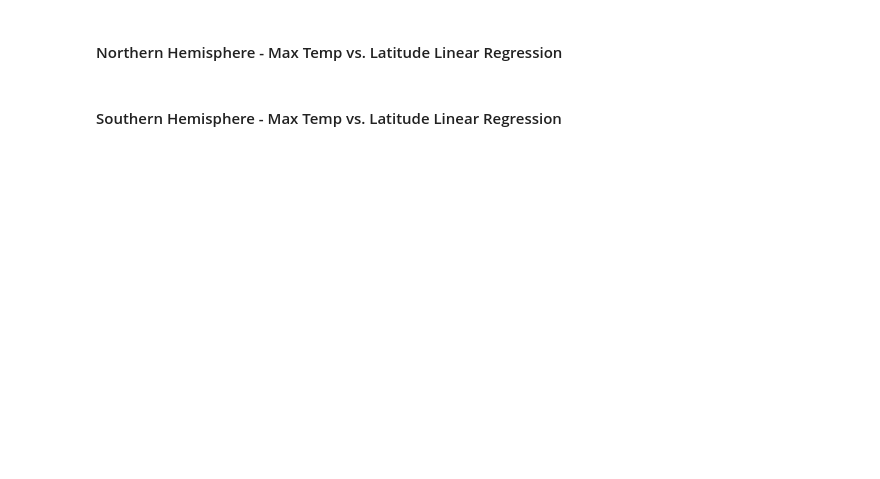
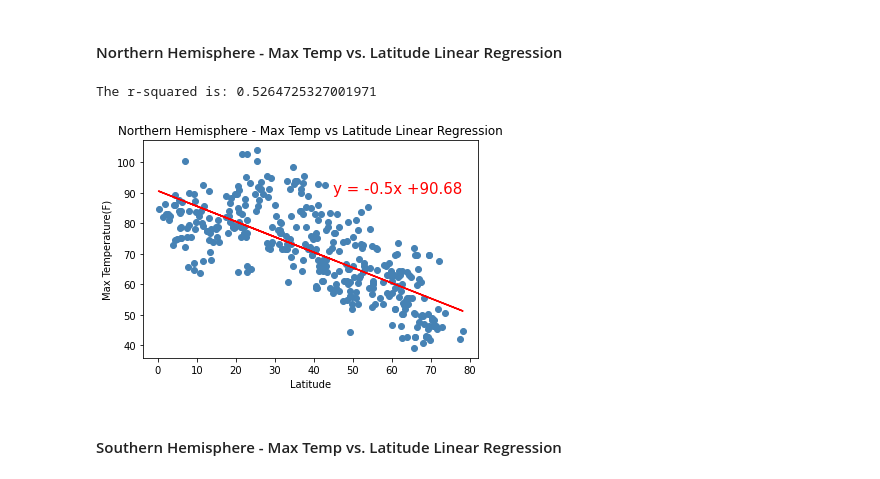
Before and after one commit to svillemez/Python-api-challenge, a Jupyter notebook: WeatherPy/WeatherPy.ipynb, the cells around one changed output. Saved outputs shown, nothing was run; the diff lists cells and outputs as text; code cells hidden in the pictures; blank space fills up the shorter version.

Commit message:
Weather completed

```diff
--- a/WeatherPy/WeatherPy.ipynb
+++ b/WeatherPy/WeatherPy.ipynb
@@ -249,18 +234,19 @@ plt.show()
 # %%
 # OPTIONAL: Create a function to create Linear Regression plots
 
-# Steps needed in the Python Function are:
+# Define a Python function to create a linear regression and plot it
+def linear_regression_function(x_data,y_data,x,y,labelx,labely,lrtitle):
+    plt.scatter(x_values, y_values, marker="o", facecolors="steelblue")
+    plt.xlabel(labelx)
+    plt.ylabel(labely)
+    plt.title(lrtitle)
 
-# Perform a linear regression on temperature vs. latitude
-#(slope, intercept, rvalue, pvalue, stderr) = stats.linregress(x_values, y_values)
-
-# Get regression values
-#regress_values = x_values * slope + intercept
-#print(regress_values)
-
-# Create line equation string
-#line_eq = "y = " + str(round(slope,2)) + "x +" + str(round(intercept,2))
-#print(line_eq)
+    (slope, intercept, rvalue, pvalue, stderr) = linregress(x_data,y_data)
+    regress_values = x_data * slope + intercept
+    print(f"The r-squared is: {rvalue**2}")
+    line_eq = "y = " + str(round(slope,2)) + "x +" + str(round(intercept,2))
+    plt.plot(x_values,regress_values,"r-")
+    plt.annotate(line_eq,(x,y),fontsize=15,color="red")
 # %%
 # Create Northern and Southern Hemisphere DataFrames
 
@@ -291,4 +284,23 @@ print(southern_clean_city_weather_df)
 # %% [markdown]
 ####  Northern Hemisphere - Max Temp vs. Latitude Linear Regression
+# %%
+x_values = northern_clean_city_weather_df['Lat']
+y_values = northern_clean_city_weather_df['Max Temp']
+
+x = 45
+y = 90
+
+labelx = "Latitude"
+labely = "Max Temperature(F)"
+lrtitle = "Northern Hemisphere - Max Temp vs Latitude Linear Regression"
+
+linear_regression_function(x_values,y_values,x,y,labelx,labely,lrtitle)
+
+# Save and show the scatter plot and linear regression
+plt.savefig('output_data/LRFig1.png')
+plt.show()
+# %% [output]
+The r-squared is: 0.5264725327001971
+[figure, added]
 # %% [markdown]
 ####  Southern Hemisphere - Max Temp vs. Latitude Linear Regression
```
Also changed, not shown: parts of 20 cells of this notebook, 13 other files.
